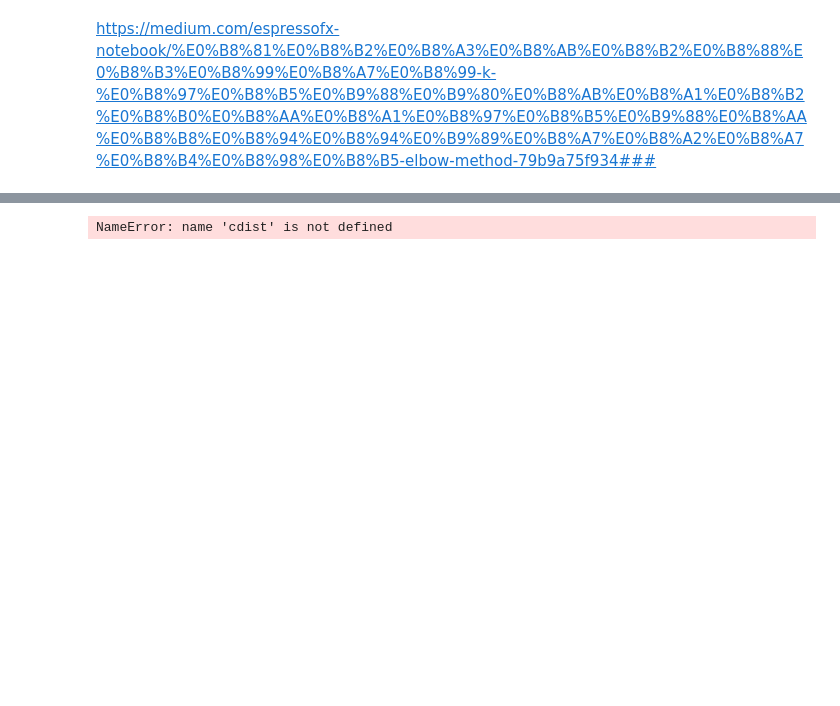
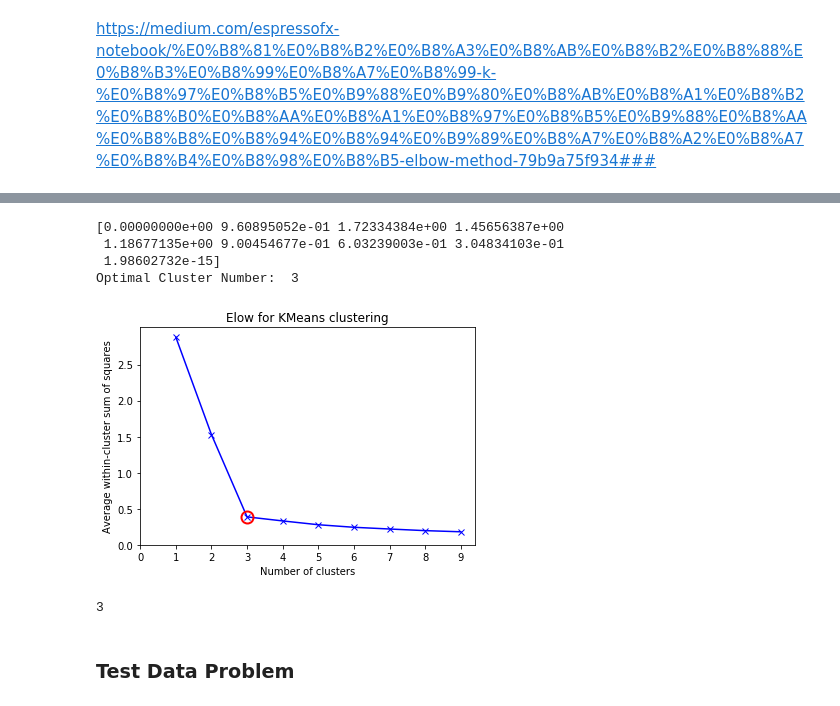
Before and after one commit to apichart2425/RE_Project, a Jupyter notebook: Elbow .ipynb, the cells around one changed output, grey strips where cells are left out. Cells and saved outputs as stored; diff of their text form; code cells hidden in the pictures; blank space fills up the shorter version.

Commit message:
Cluster by Elbow algolithm

```diff
--- a/Elbow .ipynb
+++ b/Elbow .ipynb
@@ -31,7 +34,7 @@ array([[1.28042074, 0.79595157],
 def elbow_method(data,k):
     clusters = [KMeans(n_clusters = c,init = 'k-means++').fit(data) for c in k]
     centr_lst = [cc.cluster_centers_ for cc in clusters]
-    k_distance = [cdist(data, cent, 'euclidean') for cent in centr_lst]
+    k_distance = [distance.cdist(data, cent, 'euclidean') for cent in centr_lst]
     clust_indx = [np.argmin(kd,axis=1) for kd in k_distance]
     distances = [np.min(kd,axis=1) for kd in k_distance]
     avg_within = [np.sum(dist)/data.shape[0] for dist in distances]
@@ -54,20 +57,34 @@ def elbow_point(curve):
     return idx_best
 # %%
 n=10
+#range cluster
 K = range(1, n)
 sum_square=elbow_method(data,K)
+
+#Algolithm Elbow Sum square Distrance
 elbow=elbow_point(sum_square)
+
 print("Optimal Cluster Number: ",K[elbow])
 fig = plt.figure()
 ax = fig.add_subplot(111)
 ax.plot(K, sum_square, 'bx-')
 ax.plot(K[elbow], sum_square[elbow], marker='o', markersize=12,markeredgewidth=2, markeredgecolor='r', markerfacecolor='None')
 ax.set_xticks(np.arange(0,n,1))
 ax.set_yticks(np.arange(0,max(sum_square),0.5))
-plt.grid()
+# plt.grid()
 plt.xlabel('Number of clusters')
 plt.ylabel('Average within-cluster sum of squares')
-plt.title('Elbow for KMeans clustering')
-plt.show()
+plt.title('Elow for KMeans clustering')
+plt.show();
 # %% [output]
-NameError: name 'cdist' is not defined
+[0.00000000e+00 9.60895052e-01 1.72334384e+00 1.45656387e+00
+ 1.18677135e+00 9.00454677e-01 6.03239003e-01 3.04834103e-01
+ 1.98602732e-15]
+Optimal Cluster Number:  3
+[figure, added]
+# %%
+K[elbow]
+# %% [output]
+3
+# %% [markdown]
+### Test Data Problem
```
Also changed, not shown: parts of 21 cells of this notebook, 11 other files.
